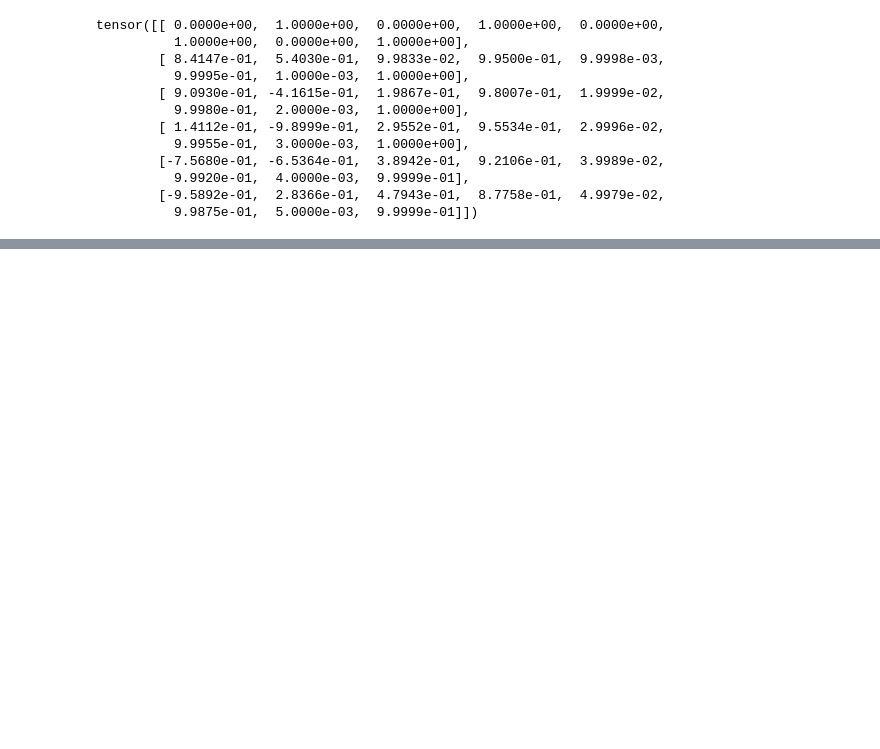
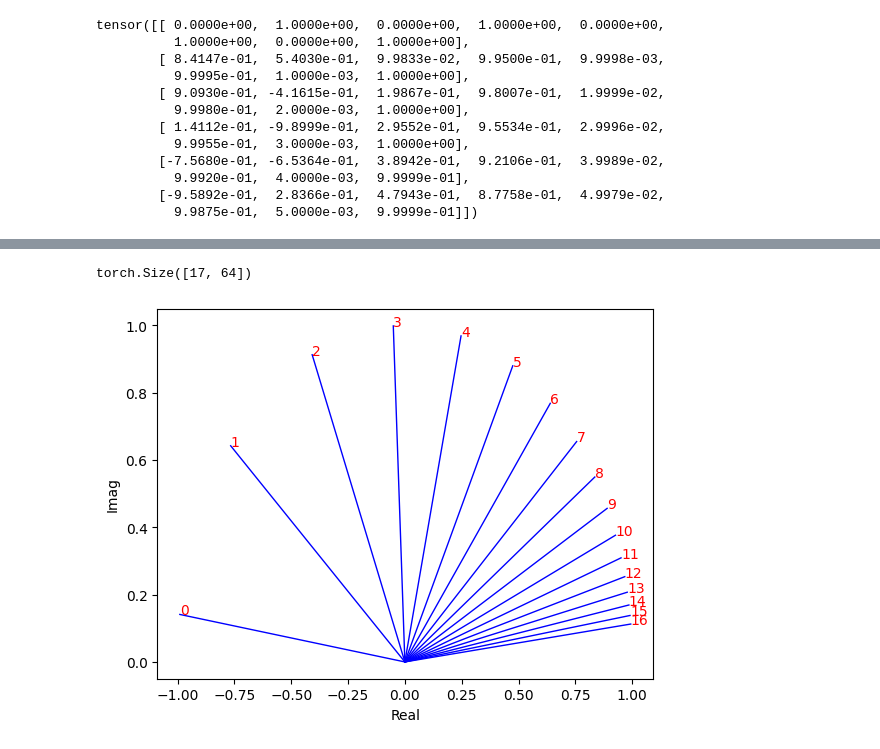
Before and after one commit to taot/newtonai_course, a Jupyter notebook: llama/手搓 Llama 3.2 大模型.ipynb, the cells around one changed output, grey strips where cells are left out. Drawn from its saved outputs; the diff is of its cells as text; code cells hidden in the pictures; blank space fills up the shorter version.

```diff
--- a/llama/手搓 Llama 3.2 大模型.ipynb
+++ b/llama/手搓 Llama 3.2 大模型.ipynb
@@ -226,0 +236,3 @@ tensor([[ 0.0000e+00,  1.0000e+00,  0.0000e+00,  1.0000e+00,  0.0000e+00,
+# %%
+zero_to_one_split_into_64_parts = torch.tensor(range(head_dim // 2)) / (head_dim // 2)
+zero_to_one_split_into_64_parts
@@ -226,0 +248,3 @@ tensor([[ 0.0000e+00,  1.0000e+00,  0.0000e+00,  1.0000e+00,  0.0000e+00,
+# %%
+freqs = 1.0 / (rope_theta ** zero_to_one_split_into_64_parts)
+freqs
@@ -226,0 +263,5 @@ tensor([[ 0.0000e+00,  1.0000e+00,  0.0000e+00,  1.0000e+00,  0.0000e+00,
+# %%
+freqs_for_each_token = torch.outer(torch.arange(len(token_embeddings_unnormalized)), freqs)
+
+freqs_cis = torch.polar(torch.ones_like(freqs_for_each_token), freqs_for_each_token)
+print(freqs_cis)
@@ -226,0 +288,15 @@ tensor([[ 0.0000e+00,  1.0000e+00,  0.0000e+00,  1.0000e+00,  0.0000e+00,
+# %%
+freqs_cis.shape
+# %% [output]
+torch.Size([17, 64])
+# %%
+value = freqs_cis[3]
+plt.figure()
+for i, element in enumerate(value[:17]):
+    plt.plot([0, element.real], [0, element.imag], color='blue', linewidth=1, label=f"Index: {i}")
+    plt.annotate(f"{i}", xy=(element.real, element.imag), color='red')
+plt.xlabel("Real")
+plt.ylabel("Imag")
+plt.show()
+# %% [output]
+[figure, added]
```
Also changed, not shown: parts of 7 cells of this notebook.
